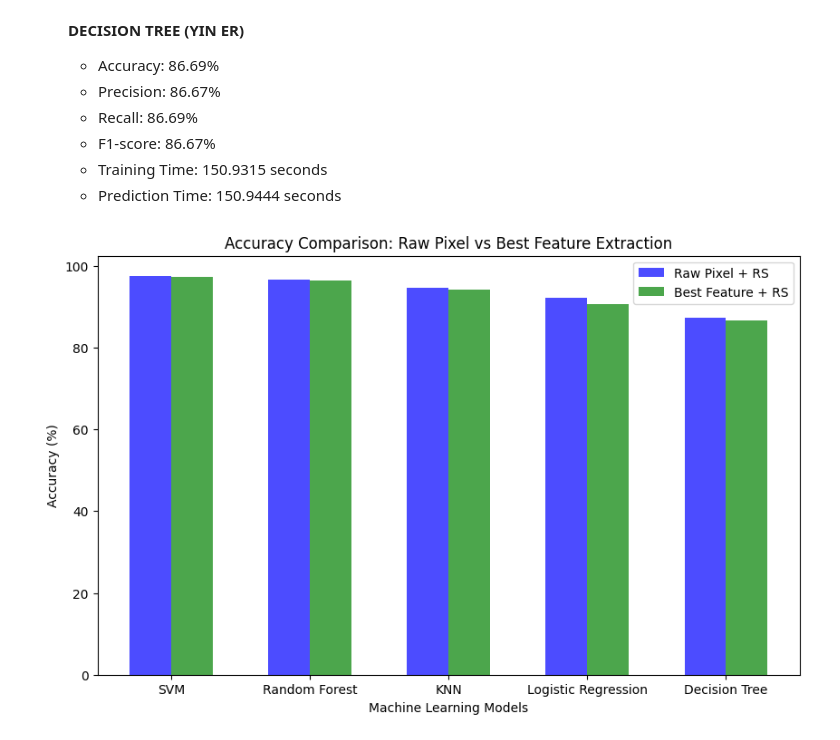
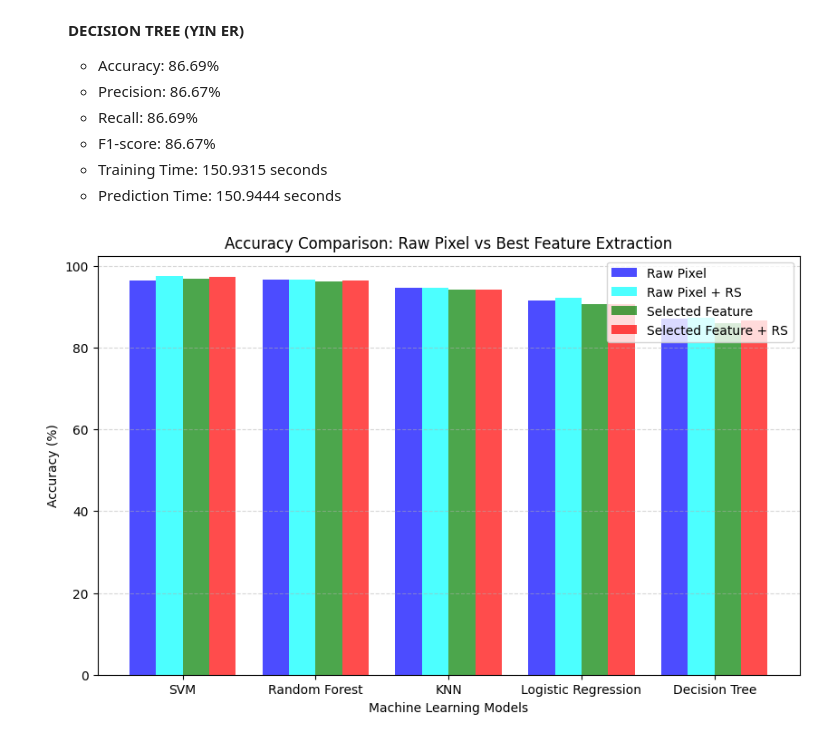
Before and after one commit to Eerraaaa/INF2008ML, a Jupyter notebook: main.ipynb, the cells around one changed output. Drawn from its saved outputs; the diff is of its cells as text; code cells hidden in the pictures.

```diff
--- a/main.ipynb
+++ b/main.ipynb
@@ -3039,27 +3039,36 @@ Prediction Time: 150.9444 seconds
 # %%
 import numpy as np
 import matplotlib.pyplot as plt
 
+# Model names
 models = ["SVM", "Random Forest", "KNN", "Logistic Regression", "Decision Tree"]
 
-# Accuracy Data
-raw_pixel_accuracy = [97.56, 96.54, 94.66, 92.11, 87.34]
-best_feature_accuracy = [97.35, 96.36, 94.11, 90.64, 86.69]
+# Accuracy values for different methods
+raw_pixel = [96.31, 96.71, 94.61, 91.62, 86.98]
+raw_pixel_random_search = [97.56, 96.54, 94.66, 92.11, 87.34]
+selected_feature = [96.94, 96.14, 94.16, 90.55, 85.87]
+selected_feature_random_search = [97.35, 96.36, 94.11, 90.64, 86.69]
 
+# Define bar width and positions
+bar_width = 0.2
 x = np.arange(len(models))
-width = 0.3
 
-fig, ax = plt.subplots(figsize=(10, 6))
-ax.bar(x - width/2, raw_pixel_accuracy, width, label="Raw Pixel + RS", color="blue", alpha=0.7)
-ax.bar(x + width/2, best_feature_accuracy, width, label="Best Feature + RS", color="green", alpha=0.7)
+# Plot bars for each category
+plt.figure(figsize=(10, 6))
+plt.bar(x - 1.5 * bar_width, raw_pixel, width=bar_width, label="Raw Pixel", color="blue", alpha=0.7)
+plt.bar(x - 0.5 * bar_width, raw_pixel_random_search, width=bar_width, label="Raw Pixel + RS", color="cyan", alpha=0.7)
+plt.bar(x + 0.5 * bar_width, selected_feature, width=bar_width, label="Selected Feature", color="green", alpha=0.7)
+plt.bar(x + 1.5 * bar_width, selected_feature_random_search, width=bar_width, label="Selected Feature + RS", color="red", alpha=0.7)
 
-ax.set_xlabel("Machine Learning Models")
-ax.set_ylabel("Accuracy (%)")
-ax.set_title("Accuracy Comparison: Raw Pixel vs Best Feature Extraction")
-ax.set_xticks(x)
-ax.set_xticklabels(models)
-ax.legend()
+# Labels and title
+plt.xticks(x, models)
+plt.xlabel("Machine Learning Models")
+plt.ylabel("Accuracy (%)")
+plt.title("Accuracy Comparison: Raw Pixel vs Best Feature Extraction")
+plt.legend()
+plt.grid(axis="y", linestyle="--", alpha=0.5)
 
+# Show plot
 plt.show()
 # %% [output]
-[figure, old version]
+[figure, new version]
```
Also changed, not shown: parts of 2 cells of this notebook.
